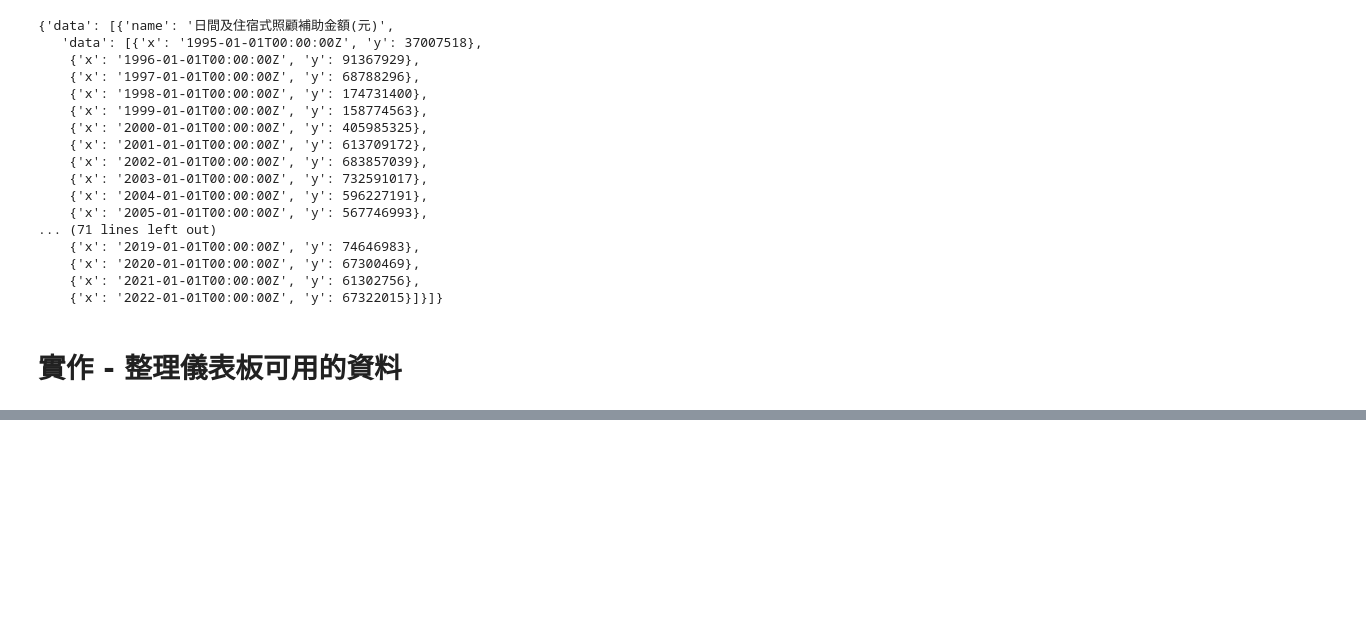
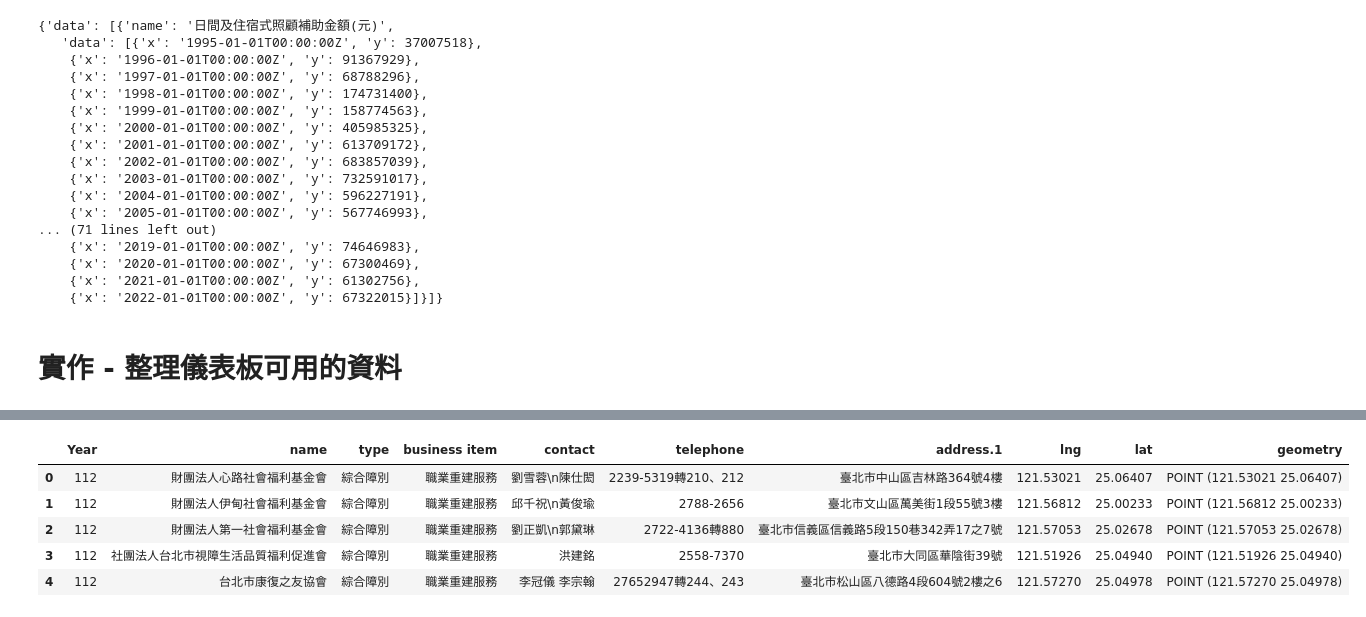
Before and after one commit to tpe-doit/Taipei-Codefest-2023-Workshop, a Jupyter notebook: hackathon_workshop_ETL.ipynb, the cells around one changed output, grey strips where cells are left out. Drawn from its saved outputs; the diff is of its cells as text; code cells hidden in the pictures; blank space fills up the shorter version.

Commit message:
Added_Practice_Part

```diff
--- a/hackathon_workshop_ETL.ipynb
+++ b/hackathon_workshop_ETL.ipynb
@@ -1534,0 +1588,7 @@ results
+# %%
+# 最終產出成果如下
+# map_data
+RAW_DATA_URL = 'https://raw.githubusercontent.com/tpe-doit/Taipei-Codefest-2023-Workshop/3-ETL/Processed_by_ETL/map_data/Practice_accessibility_job_map.geojson?token=GHSAT0AAAAAACIZES6SZWU6RPEZEQFKQCC2ZJ7QMEA'
+FILE_NAME = 'Practice_accessibility_job_map.geojson'
+!wget $RAW_DATA_URL -O $FILE_NAME
+Practice_accessibility_job_map = gpd.read_file(FILE_NAME,encoding='utf-8')
@@ -1534,0 +1606,9 @@ results
+# %%
+Practice_accessibility_job_map.head()
+# %% [output]
+|  | Year | name | type | business item | contact | telephone | address.1 | lng | lat | geometry |
+| 0 | 112 | 財團法人心路社會福利基金會 | 綜合障別 | 職業重建服務 | 劉雪蓉\n陳仕閎 | 2239-5319轉210、212 | 臺北市中山區吉林路364號4樓 | 121.53021 | 25.06407 | POINT (121.53021 25.06407) |
+| 1 | 112 | 財團法人伊甸社會福利基金會 | 綜合障別 | 職業重建服務 | 邱千祝\n黃俊瑜 | 2788-2656 | 臺北市文山區萬美街1段55號3樓 | 121.56812 | 25.00233 | POINT (121.56812 25.00233) |
+| 2 | 112 | 財團法人第一社會福利基金會 | 綜合障別 | 職業重建服務 | 劉正凱\n郭黛琳 | 2722-4136轉880 | 臺北市信義區信義路5段150巷342弄17之7號 | 121.57053 | 25.02678 | POINT (121.57053 25.02678) |
+| 3 | 112 | 社團法人台北市視障生活品質福利促進會 | 綜合障別 | 職業重建服務 | 洪建銘 | 2558-7370 | 臺北市大同區華陰街39號 | 121.51926 | 25.04940 | POINT (121.51926 25.04940) |
+| 4 | 112 | 台北市康復之友協會 | 綜合障別 | 職業重建服務 | 李冠儀 李宗翰 | 27652947轉244、243 | 臺北市松山區八德路4段604號2樓之6 | 121.57270 | 25.04978 | POINT (121.57270 25.04978) |
```
Also changed, not shown: parts of 7 cells of this notebook.
